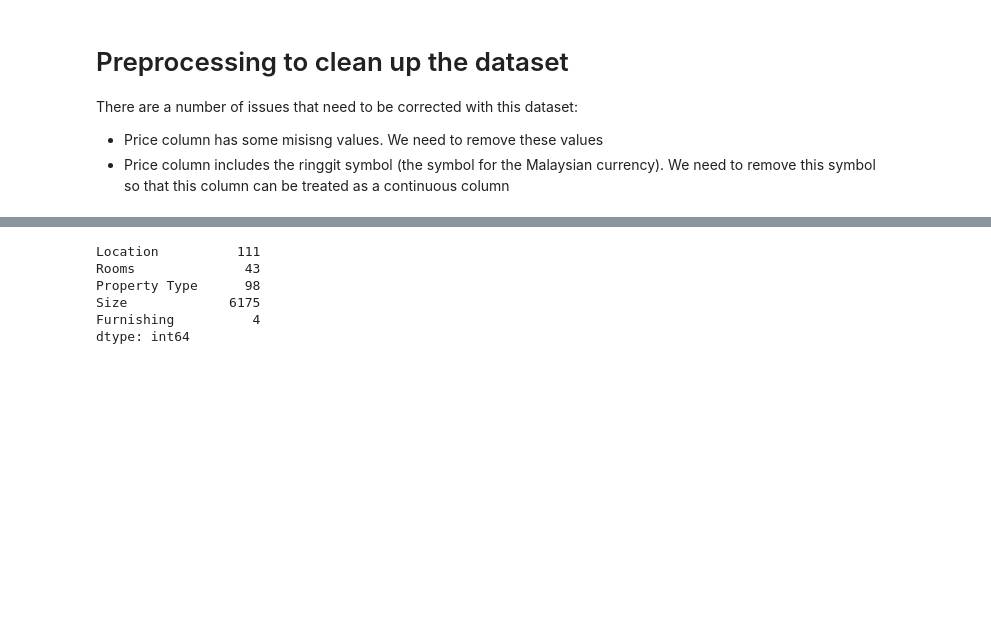
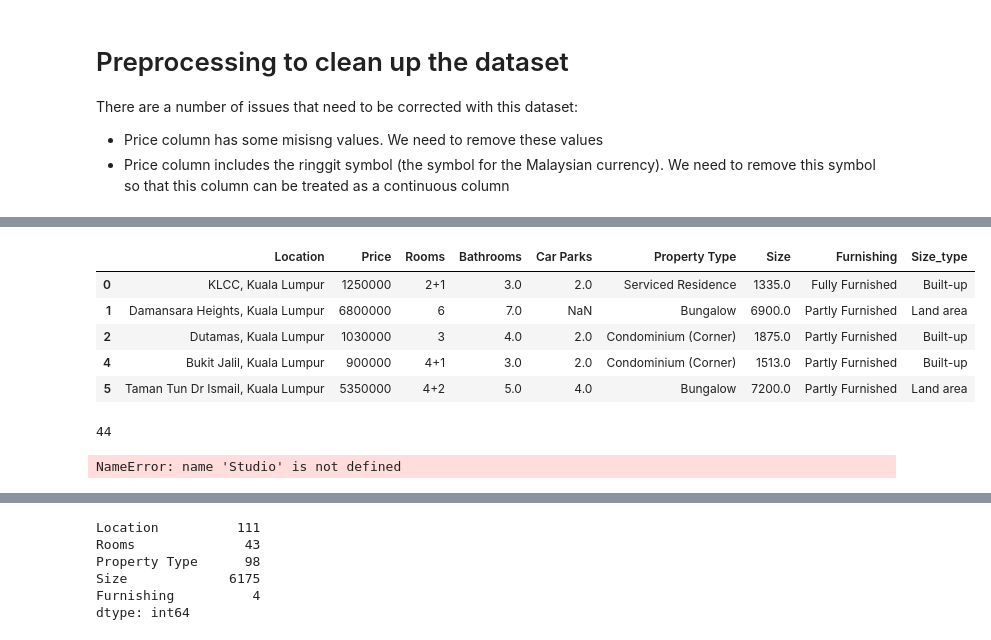
Before and after one commit to PacktPublishing/Deep-Learning-with-fastai-Cookbook, a Jupyter notebook: ch3/training_model_standalone_tabular_dataset.ipynb, the cells around one changed output, grey strips where cells are left out. Drawn from its saved outputs; the diff is of its cells as text; code cells hidden in the pictures; blank space fills up the shorter version.

```diff
--- a/ch3/training_model_standalone_tabular_dataset.ipynb
+++ b/ch3/training_model_standalone_tabular_dataset.ipynb
@@ -70,3 +70,15 @@ df_train.head()
 | 2 | Dutamas, Kuala Lumpur | 1030000 | 3 | 4.0 | 2.0 | Condominium (Corner) | Built-up : 1,875 sq. ft. | Partly Furnished |
 | 4 | Bukit Jalil, Kuala Lumpur | 900000 | 4+1 | 3.0 | 2.0 | Condominium (Corner) | Built-up : 1,513 sq. ft. | Partly Furnished |
 | 5 | Taman Tun Dr Ismail, Kuala Lumpur | 5350000 | 4+2 | 5.0 | 4.0 | Bungalow | Land area : 7200 sq. ft. | Partly Furnished |
+# %%
+# split the Size column into two columns and make the remaining Size column numeric
+df_train[['Size_type','Size']] = df_train['Size'].str.split(':',expand=True)
+df_train['Size'] = pd.to_numeric(df_train['Size'].str.replace(',','').str.replace(' sq. ft.',''), errors='coerce')
+df_train.head()
+# %% [output]
+|  | Location | Price | Rooms | Bathrooms | Car Parks | Property Type | Size | Furnishing | Size_type |
+| 0 | KLCC, Kuala Lumpur | 1250000 | 2+1 | 3.0 | 2.0 | Serviced Residence | 1335.0 | Fully Furnished | Built-up |
+| 1 | Damansara Heights, Kuala Lumpur | 6800000 | 6 | 7.0 | NaN | Bungalow | 6900.0 | Partly Furnished | Land area |
+| 2 | Dutamas, Kuala Lumpur | 1030000 | 3 | 4.0 | 2.0 | Condominium (Corner) | 1875.0 | Partly Furnished | Built-up |
+| 4 | Bukit Jalil, Kuala Lumpur | 900000 | 4+1 | 3.0 | 2.0 | Condominium (Corner) | 1513.0 | Partly Furnished | Built-up |
+| 5 | Taman Tun Dr Ismail, Kuala Lumpur | 5350000 | 4+2 | 5.0 | 4.0 | Bungalow | 7200.0 | Partly Furnished | Land area |
@@ -72,0 +88,10 @@ df_train.head()
+# %%
+df_train['Rooms'].nunique()
+# %% [output]
+44
+# %%
+df_train['Rooms'] = df_train['Rooms'].fillna(0)
+df_train['Rooms'] = df_train['Rooms'].apply(lambda x: calc_column(str(x)))
+df_train.head()
+# %% [output]
+NameError: name 'Studio' is not defined
```
Also changed, not shown: parts of 2 cells of this notebook.
